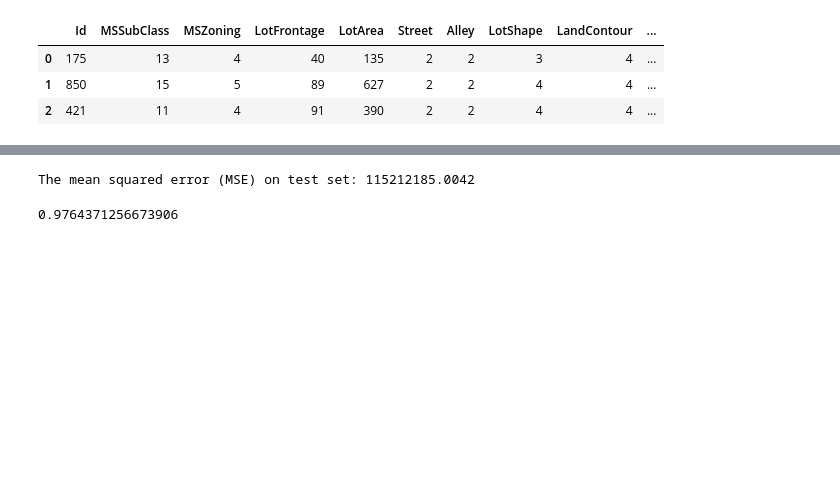
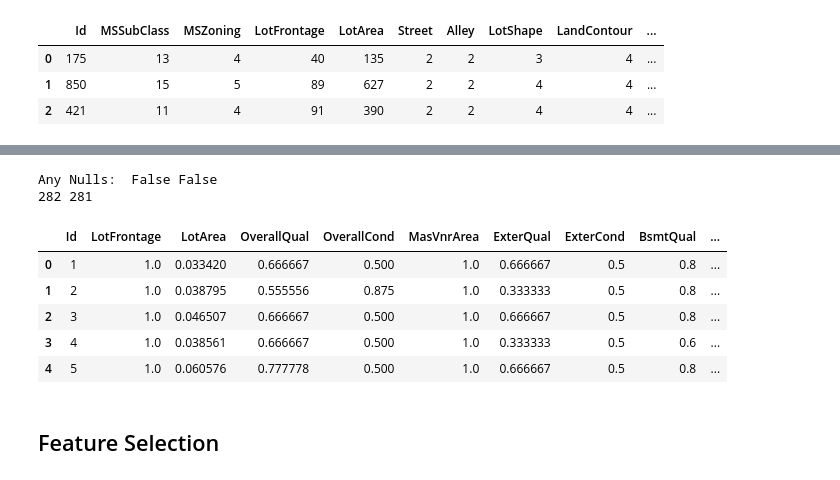
Before and after one commit to lobodemonte/kaggle-competitions, a Jupyter notebook: house-prices/house-prices.ipynb, the cells around one changed output, grey strips where cells are left out. Cells and saved outputs as stored; diff of their text form; code cells hidden in the pictures; blank space fills up the shorter version.

```diff
--- a/house-prices/house-prices.ipynb
+++ b/house-prices/house-prices.ipynb
@@ -231,22 +137,36 @@ Accuracy score (validation): 0.765
-# %%
-scaler = MinMaxScaler()
-X_train = scaler.fit_transform(train[cols])
-X_test = scaler.transform(test[cols])
-
-params = {'n_estimators': 500,
-#           'max_depth': 4,
-          'min_samples_split': 5,
-          'learning_rate': 0.075,
-          'loss': 'ls'}
-
-reg = ensemble.GradientBoostingRegressor(**params)
-reg.fit(X_train, train[['SalePrice']].values.ravel())
-
-mse = mean_squared_error(train[['SalePrice']], reg.predict(X_train))
-print("The mean squared error (MSE) on test set: {:.4f}".format(mse))
-# %% [output]
-The mean squared error (MSE) on test set: 115212185.0042
-# %%
-r2_score(train[['SalePrice']], reg.predict(X_train)) # 0.9783238580853222
-# %% [output]
-0.9764371256673906
+# %%
+def scale_data(train, test, cols):
+    cols = list(train.columns)
+    cols.remove("Id")
+    cols.remove("SalePrice")
+    all_cols = get_cols_by_type(test[cols])
+    num_cols = all_cols['int64']
+    num_cols.extend(all_cols['float64'])
+
+    scaler = MinMaxScaler()
+    X_train = train.copy()
+    X_test = test.copy()
+    X_train[num_cols] = scaler.fit_transform(X_train[num_cols])
+    X_test[num_cols] = scaler.transform(X_test[num_cols])
+    return X_train, X_test
+# %%
+train, test = clean_data(train_raw, test_raw)
+train, test = map_quality_values(train,test)
+train, test = get_age_info(train, test)
+train, test = get_baths(train, test)
+train, test = get_size(train, test)
+train, test = expand_dummies(train, test)
+train, test = scale_data(train, test, list(train.columns))
+
+print("Any Nulls: ", train.isnull().values.any(), test.isnull().values.any())
+print(len(train.columns), len(test.columns) )
+train.head()
+# %% [output]
+Any Nulls:  False False
+282 281
+|  | Id | LotFrontage | LotArea | OverallQual | OverallCond | MasVnrArea | ExterQual | ExterCond | BsmtQual | ... |
+| 0 | 1 | 1.0 | 0.033420 | 0.666667 | 0.500 | 1.0 | 0.666667 | 0.5 | 0.8 | ... |
+| 1 | 2 | 1.0 | 0.038795 | 0.555556 | 0.875 | 1.0 | 0.333333 | 0.5 | 0.8 | ... |
+| 2 | 3 | 1.0 | 0.046507 | 0.666667 | 0.500 | 1.0 | 0.666667 | 0.5 | 0.8 | ... |
+| 3 | 4 | 1.0 | 0.038561 | 0.666667 | 0.500 | 1.0 | 0.333333 | 0.5 | 0.6 | ... |
+| 4 | 5 | 1.0 | 0.060576 | 0.777778 | 0.500 | 1.0 | 0.666667 | 0.5 | 0.8 | ... |
@@ -252,0 +177,2 @@ r2_score(train[['SalePrice']], reg.predict(X_train)) # 0.9783238580853222
+# %% [markdown]
+## Feature Selection
```
Also changed, not shown: parts of 27 cells of this notebook, 3 other files.
